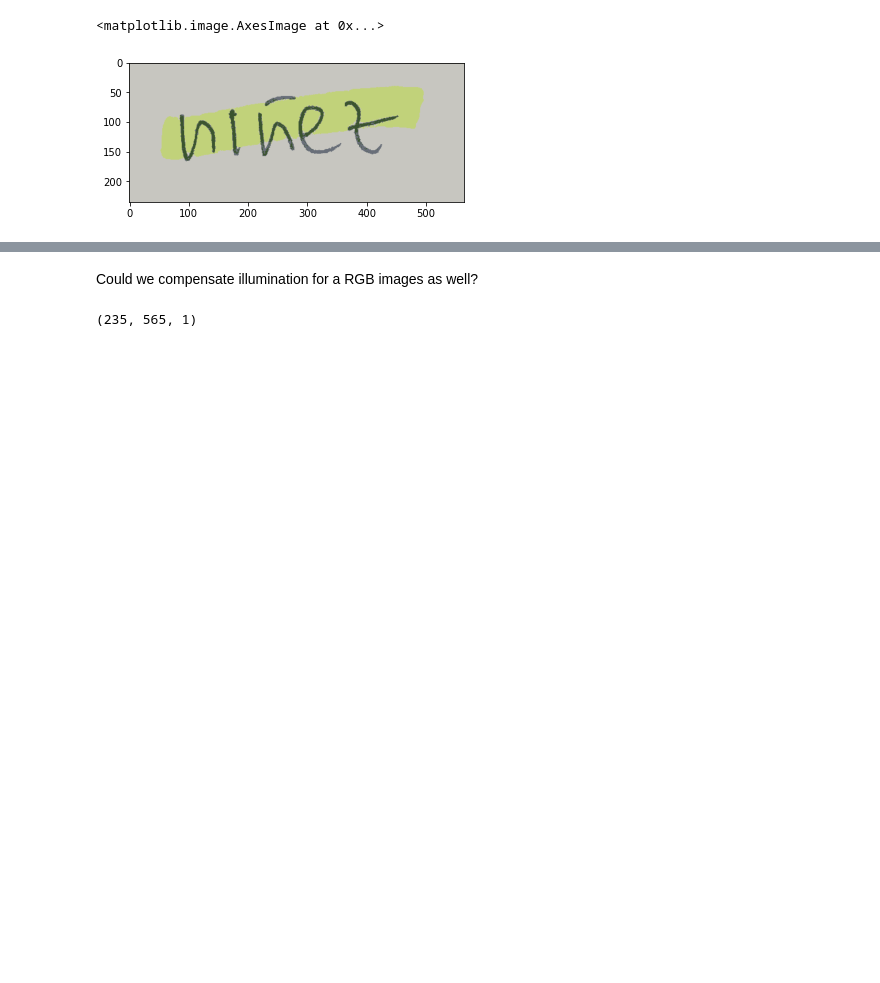
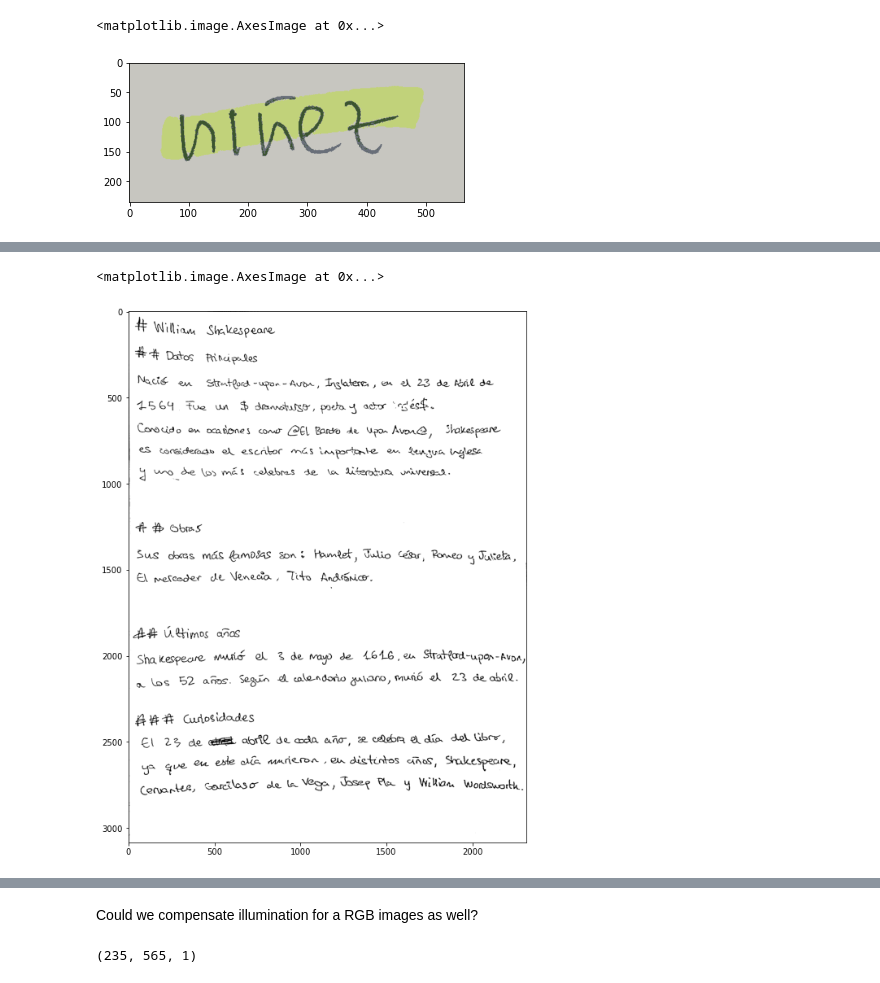
Before and after one commit to espetro/text-processing-old, a Jupyter notebook: testing.ipynb, the cells around one changed output, grey strips where cells are left out. Drawn from its saved outputs; the diff is of its cells as text; code cells hidden in the pictures; blank space fills up the shorter version.

```diff
--- a/testing.ipynb
+++ b/testing.ipynb
@@ -35,0 +48,14 @@ plt.imshow(bin_image, cmap="gray")
+# %%
+%%time
+from preproc import Binarize
+
+test = "../data-sources/spanish-words-originals/test3.jpg"
+image = imload(test)
+
+output_test = f"{test[:-4]}_bin.jpg"
+bin_image = Binarize.threshold_sauvola(image, window_sz=23)
+cv2.imwrite(output_test, bin_image)
+
+plt.figure(figsize=(12,12))
+plt.imshow(bin_image, cmap="gray")
+# %% [output]
@@ -35,0 +63,2 @@ plt.imshow(bin_image, cmap="gray")
+<matplotlib.image.AxesImage at 0x...>
+[figure, added]
```
Also changed, not shown: parts of 5 cells of this notebook, 3 other files.
